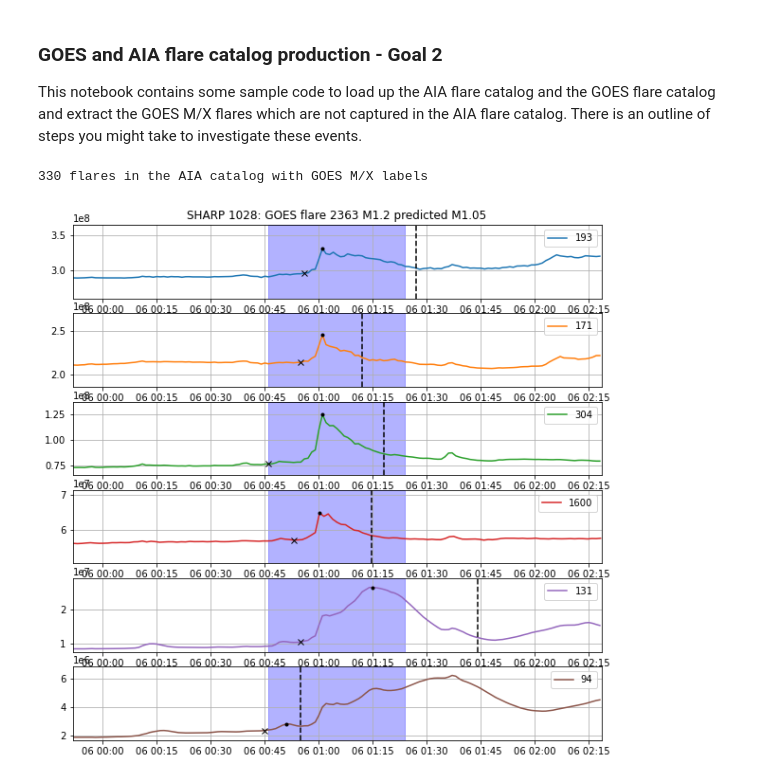
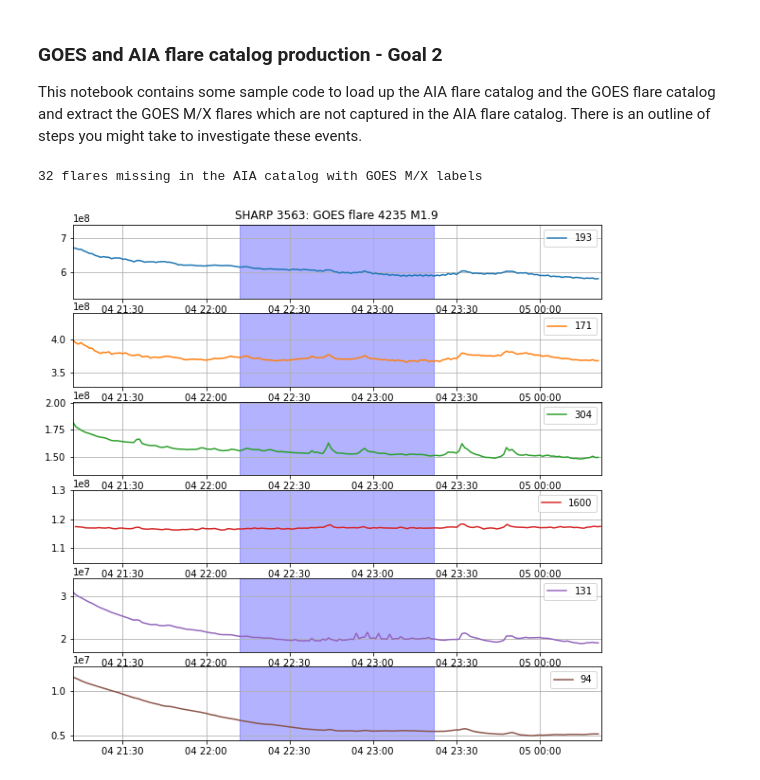
Before and after one commit to SWxTREC/aia-flare-catalog, a Jupyter notebook: spur_goal_2.ipynb, the cells around one changed output. Drawn from its saved outputs; the diff is of its cells as text; code cells hidden in the pictures.

Commit message:
updates to notebook 2 and corrected directory of timeseries for both

```diff
--- a/spur_goal_2.ipynb
+++ b/spur_goal_2.ipynb
@@ -13,43 +15,53 @@ from helper import *
-# %%
-## load the AIA flare catalog
-flares = pd.read_csv('aia_flares_catalog_7_pred.csv')
-lams = ['193','171','304','1600','131','94']
-
-# convert all time columns to datetime objects
-flares['aia_max_start_time'] = pd.to_datetime(flares['aia_max_start_time'])
-flares['aia_min_end_time'] = pd.to_datetime(flares['aia_min_end_time'])
-flares['goes_start_time'] = pd.to_datetime(flares['goes_start_time'])
-flares['goes_end_time'] = pd.to_datetime(flares['goes_end_time'])
-for lam in lams:
-    flares[lam+'_start_time'] = pd.to_datetime(flares[lam+'_start_time'])
-    flares[lam+'_peak_time'] = pd.to_datetime(flares[lam+'_peak_time'])
-    flares[lam+'_end_time'] = pd.to_datetime(flares[lam+'_end_time'])
-
-flares['mean_start_time']  = flares['aia_max_start_time']+flares[[lam+'_start_time'for lam in lams]].subtract(flares['aia_max_start_time'],axis=0).mean(axis=1)
-flares['mean_peak_time']  = flares['aia_max_start_time']+flares[[lam+'_peak_time'for lam in lams]].subtract(flares['aia_max_start_time'],axis=0).mean(axis=1)
-flares['mean_end_time']  = flares['aia_max_start_time']+flares[[lam+'_end_time'for lam in lams]].subtract(flares['aia_max_start_time'],axis=0).mean(axis=1)
-
-# filter only events with associated GOES flare entry
-flares_goes = flares[flares['goes_flare_ind'].notnull()]
-# filter only M/X flares as given by GOES
-flares_goes = flares_goes[np.logical_or(flares_goes['CMX']=='M',flares_goes['CMX']=='X')]
-print(len(flares_goes),'flares in the AIA catalog with GOES M/X labels')
-# %% [output]
-330 flares in the AIA catalog with GOES M/X labels
+# %%
+## load the AIA flare catalog
+flares = pd.read_csv('aia_flares_catalog_7_pred.csv')
+goes_catalog = pd.read_csv('goes_catalog_with_noaa_ar2.csv',na_values=' ')
+goes_catalog = goes_catalog.dropna(subset=['SHARP'])
+goes_catalog = goes_catalog[pd.to_numeric(goes_catalog['SHARP'])>=20]
+goes_catalog.SHARP = pd.to_numeric(goes_catalog['SHARP']).astype('int64')
+
+bhs = pd.read_csv('/home/kiva6588/Code/sharps_badheaders.csv')
+bhs = [x[0] for x in bhs.values]
+goes_catalog = goes_catalog[~goes_catalog.SHARP.isin(bhs)]
+
+outofrange = pd.read_csv('/home/kiva6588/Code/flares_with_limbs2.csv')
+outofrange = [x[0] for x in outofrange.values]
+goes_catalog = goes_catalog.drop(outofrange,errors='ignore')
+
+nes_noaa = pd.read_csv('/home/kiva6588/Code/nonempty_sharps_with_noaa_ar.csv')
+goes_catalog = goes_catalog[goes_catalog.SHARP.isin(nes_noaa.HARPNUM)]
+goes_catalog = goes_catalog.reset_index().rename(columns={'index':'flare_ind'})
+
+goes_MX = goes_catalog[np.logical_or(goes_catalog['CMX']=='X',goes_catalog['CMX']=='M')]
+lams = ['193','171','304','1600','131','94']
+
+
+# filter only GOES events not found in AIA catalog
+flares_noaia = goes_MX[~goes_MX['flare_ind'].isin(flares['goes_flare_ind'])]
+print(len(flares_noaia),'flares missing in the AIA catalog with GOES M/X labels')
+# %% [output]
+32 flares missing in the AIA catalog with GOES M/X labels
 # %%
-aia_dir = '../aia_timeseries/' # might need to change this to the path to the aia timeseries data
+aia_dir = '/srv/data/sdo_sharps/aia_timeseries/' # might need to change this to the path to the aia timeseries data
 # %%
 ## loop through the catalog and plot event
-i=4
+i=13
 # for i in range(len(flares_goes)):
-flare = flares_goes.iloc[i]
+flare = flares_noaia.iloc[i]
+flare['mean_start_time'] = pd.to_datetime('20' + flare['DATE'].astype('str') + '_' +
+                                flare['START_TIME'].astype('str').zfill(4) + '00', format='%Y%m%d_%H%M%S')
+flare['mean_end_time'] = pd.to_datetime('20' + flare['DATE'].astype('str') + '_' +
+                                flare['END_TIME'].astype('str').zfill(4) + '00', format='%Y%m%d_%H%M%S')
+if flare['mean_end_time']<flare['mean_start_time']:
+    flare['mean_end_time']=flare['mean_end_time']+timedelta(days=1)
+
 # load AIA timeseries data
 with open(aia_dir+'sharp_'+str(flare['SHARP'])+'_aia_sum_intensity', "rb") as fp:   #Pickling
     aia_data = pickle.load(fp)
 with open(aia_dir+'sharp_'+str(flare['SHARP'])+'_aia_times', "rb") as fp:   #Pickling
     aia_times = pickle.load(fp)
 
-plot_flare(flare,aia_times,aia_data,window=60)
+plot_flare_goes(flare,aia_times,aia_data,window=60)
 # break
 # %% [output]
-[figure, old version]
+[figure, new version]
```
Also changed, not shown: parts of 2 cells of this notebook, 1 other file.
